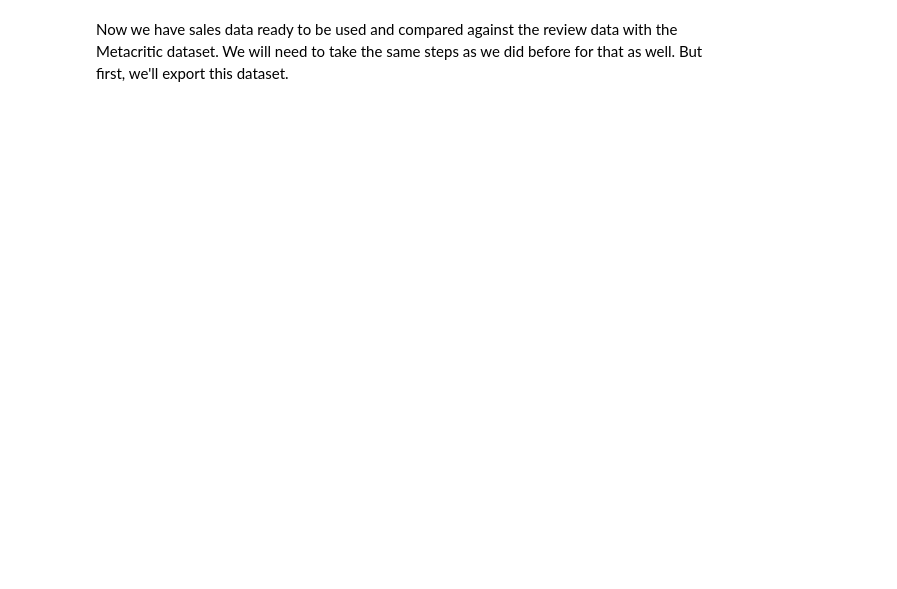
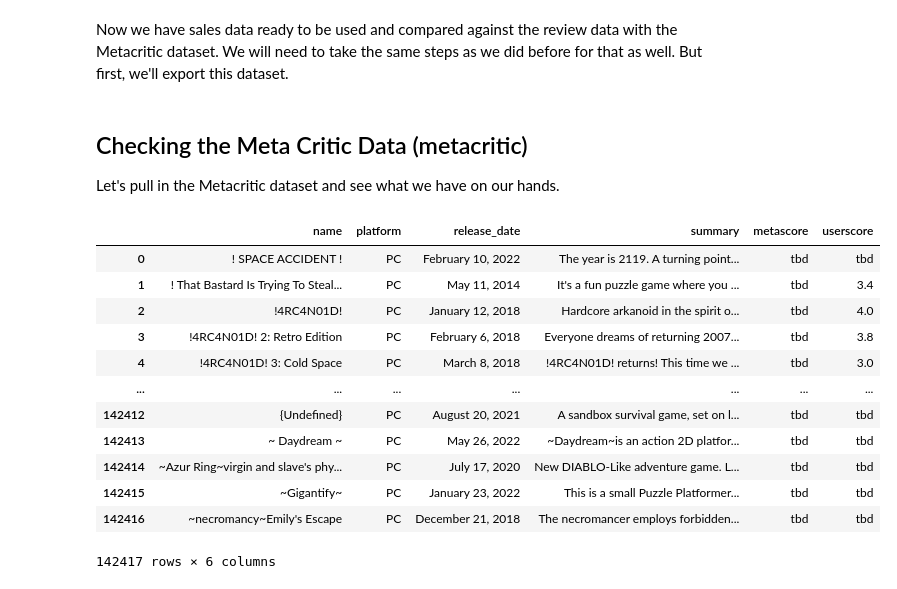
Before and after one commit to TaiOz/VGSales-VS-Review-Analysis, a Jupyter notebook: Primary.ipynb, the cells around one changed output. Drawn from its saved outputs; the diff is of its cells as text; code cells hidden in the pictures; blank space fills up the shorter version.

Commit message:
Started working on the critic dataset

```diff
--- a/Primary.ipynb
+++ b/Primary.ipynb
@@ -428,0 +429,21 @@ modified_vgsales_data.to_csv('Data/Modified Datasets/modified_vgsales.csv', inde
+# %% [markdown]
+## Checking the Meta Critic Data (metacritic)
+
+Let's pull in the Metacritic dataset and see what we have on our hands.
+# %%
+critic_data = pd.read_csv('Data/metacritic.csv')
+critic_data
+# %% [output]
+|  | name | platform | release_date | summary | metascore | userscore |
+| 0 | ! SPACE ACCIDENT ! | PC | February 10, 2022 | The year is 2119. A turning point... | tbd | tbd |
+| 1 | ! That Bastard Is Trying To Steal... | PC | May 11, 2014 | It's a fun puzzle game where you ... | tbd | 3.4 |
+| 2 | !4RC4N01D! | PC | January 12, 2018 | Hardcore arkanoid in the spirit o... | tbd | 4.0 |
+| 3 | !4RC4N01D! 2: Retro Edition | PC | February 6, 2018 | Everyone dreams of returning 2007... | tbd | 3.8 |
+| 4 | !4RC4N01D! 3: Cold Space | PC | March 8, 2018 | !4RC4N01D! returns! This time we ... | tbd | 3.0 |
+| ... | ... | ... | ... | ... | ... | ... |
+| 142412 | {Undefined} | PC | August 20, 2021 | A sandbox survival game, set on l... | tbd | tbd |
+| 142413 | ~ Daydream ~ | PC | May 26, 2022 | ~Daydream~is an action 2D platfor... | tbd | tbd |
+| 142414 | ~Azur Ring~virgin and slave's phy... | PC | July 17, 2020 | New DIABLO-Like adventure game. L... | tbd | tbd |
+| 142415 | ~Gigantify~ | PC | January 23, 2022 | This is a small Puzzle Platformer... | tbd | tbd |
+| 142416 | ~necromancy~Emily's Escape | PC | December 21, 2018 | The necromancer employs forbidden... | tbd | tbd |
+142417 rows × 6 columns
```
Also changed, not shown: parts of 12 cells of this notebook.
